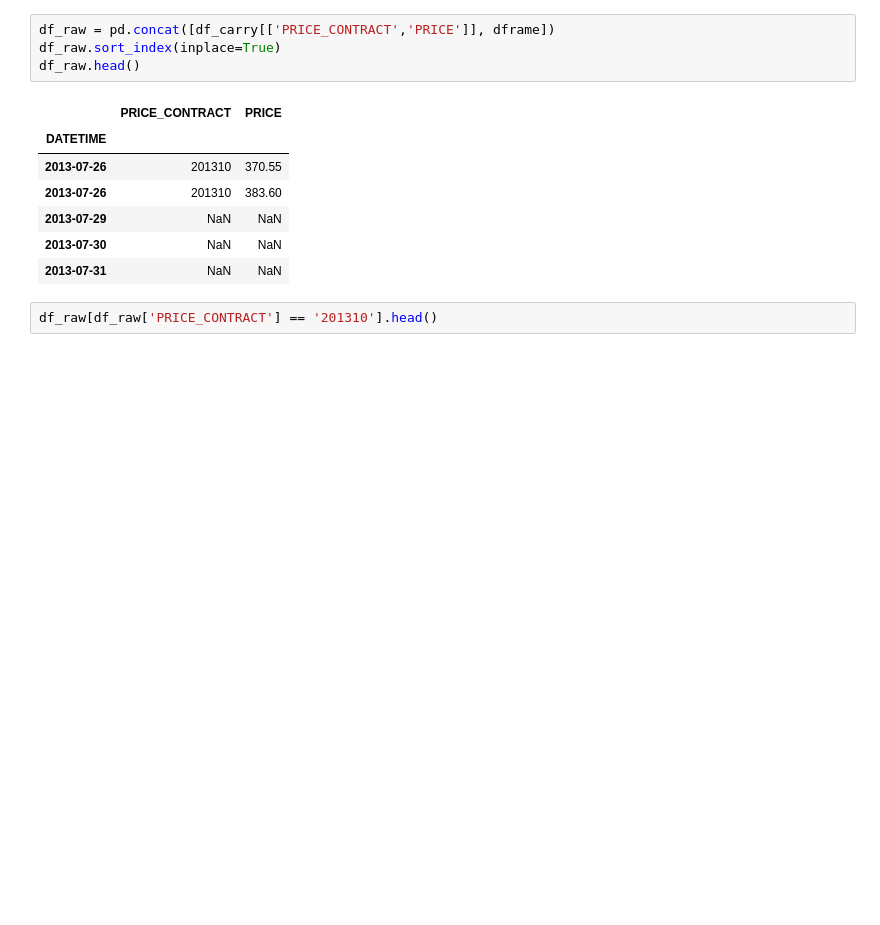
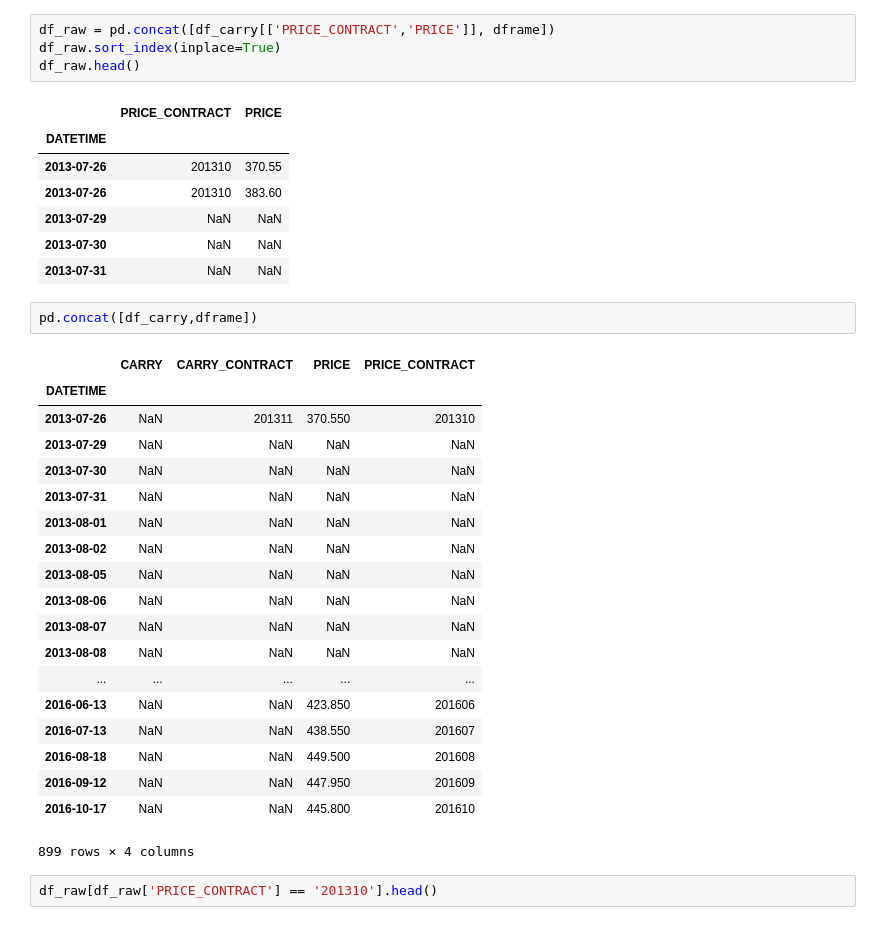
Before and after one commit to ajmal017/jupyterlegacy, a Jupyter notebook: legacytoraw.ipynb, the cells around one changed output. Cells and saved outputs as stored; diff of their text form; blank space fills up the shorter version.

```diff
--- a/legacytoraw.ipynb
+++ b/legacytoraw.ipynb
@@ -112,6 +112,28 @@ df_raw.head()
 | 2013-07-29 | NaN | NaN |
 | 2013-07-30 | NaN | NaN |
 | 2013-07-31 | NaN | NaN |
+# %%
+pd.concat([df_carry,dframe])
+# %% [output]
+|  | CARRY | CARRY_CONTRACT | PRICE | PRICE_CONTRACT |
+| DATETIME |  |  |  |  |
+| 2013-07-26 | NaN | 201311 | 370.550 | 201310 |
+| 2013-07-29 | NaN | NaN | NaN | NaN |
+| 2013-07-30 | NaN | NaN | NaN | NaN |
+| 2013-07-31 | NaN | NaN | NaN | NaN |
+| 2013-08-01 | NaN | NaN | NaN | NaN |
+| 2013-08-02 | NaN | NaN | NaN | NaN |
+| 2013-08-05 | NaN | NaN | NaN | NaN |
+| 2013-08-06 | NaN | NaN | NaN | NaN |
+| 2013-08-07 | NaN | NaN | NaN | NaN |
+| 2013-08-08 | NaN | NaN | NaN | NaN |
+| ... | ... | ... | ... | ... |
+| 2016-06-13 | NaN | NaN | 423.850 | 201606 |
+| 2016-07-13 | NaN | NaN | 438.550 | 201607 |
+| 2016-08-18 | NaN | NaN | 449.500 | 201608 |
+| 2016-09-12 | NaN | NaN | 447.950 | 201609 |
+| 2016-10-17 | NaN | NaN | 445.800 | 201610 |
+899 rows × 4 columns
 # %%
 df_raw[df_raw['PRICE_CONTRACT'] == '201310'].head()
 # %% [output]
```
Also changed, not shown: parts of 1 cell of this notebook, 1 other file.
